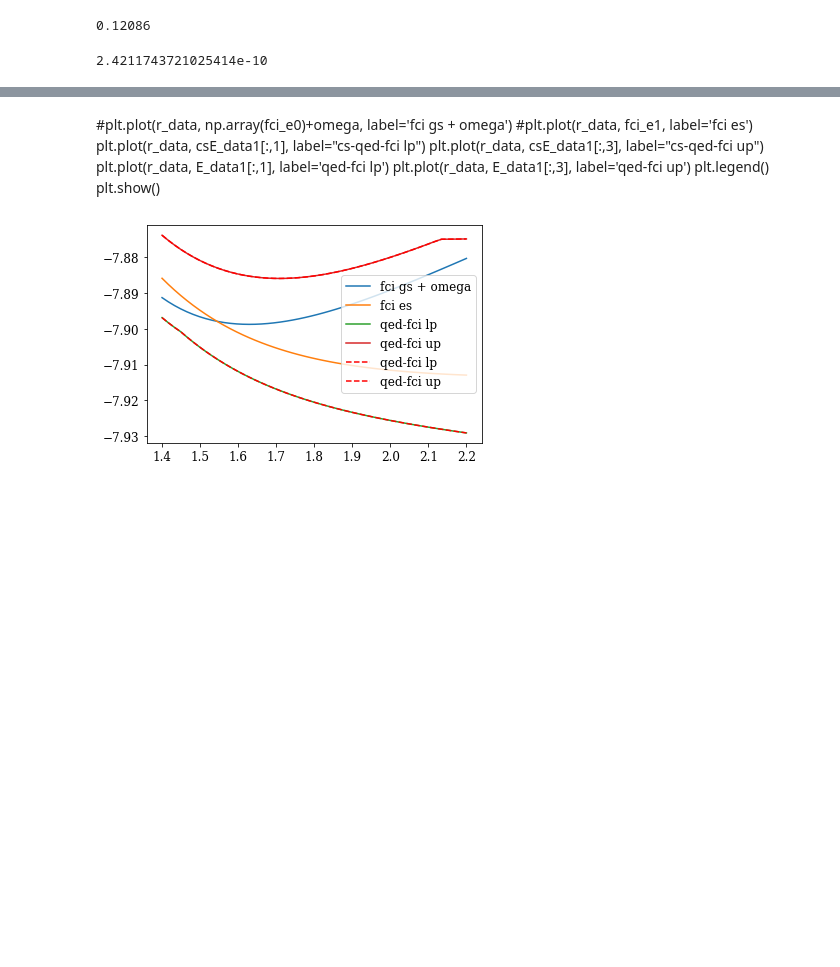
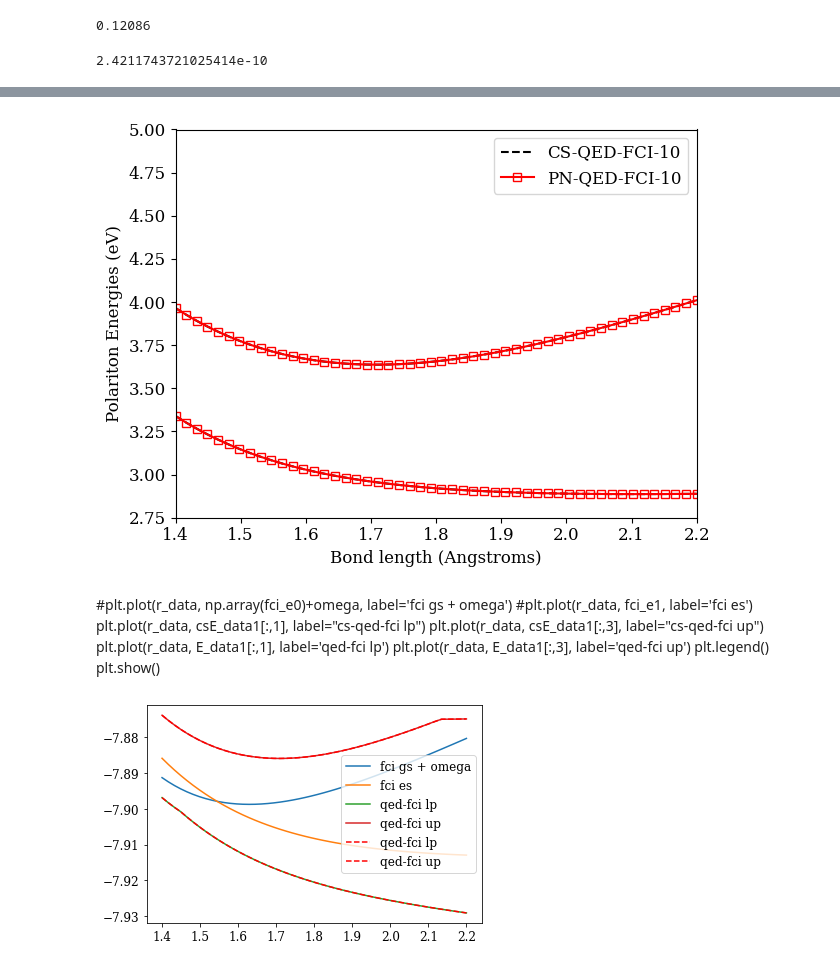
Before and after one commit to boss-bee/data_repository, a Jupyter notebook: json_scripts/LiH_json_reader.ipynb, the cells around one changed output, grey strips where cells are left out. Cells and saved outputs as stored; diff of their text form; code cells hidden in the pictures; blank space fills up the shorter version.

```diff
--- a/json_scripts/LiH_json_reader.ipynb
+++ b/json_scripts/LiH_json_reader.ipynb
@@ -346,3 +366,22 @@ plt.show()
+# %%
+plt.plot(r_data, (ref_data[:,1]-E_min) * 27.2114, 'black', linestyle="dashed", label="CS-QED-FCI-10")
+plt.plot(r_data, (ref_data[:,2]-E_min) * 27.2114, 'black', linestyle="dashed")
+plt.plot(r_data, (pn_10_lp-E_min) * 27.2114, 'red',  marker="s", ms="6", mfc='none', label="PN-QED-FCI-10")
+plt.plot(r_data, (pn_10_up-E_min) * 27.2114, 'red',  marker="s",ms="6", mfc='none' )
+#plt.plot(r_data, (pn_10_up-E_min) * 27.2114, 'r-o')
+#plt.plot(r_data, (E_data10[:,5]-E_min) * 27.2114, 'r-o')
+#plt.plot(r_data, (cs_np1_up-E_min) * 27.2114, 'b-o', label="CS-QED-FCI-1")
+#plt.plot(r_data, (csE_data1[:,2]-E_min) * 27.2114, 'b-o')
+plt.ylabel("Polariton Energies (eV)")
+plt.xlabel("Bond length (Angstroms)")
+plt.ylim(2.75, 5.)
+plt.xlim(1.4, 2.2)
+plt.tight_layout()
+plt.legend()
+plt.savefig("LiH_polariton_pn_10.png", dpi=150)
+plt.show()
+# %% [output]
+[figure, added]
 # %% [markdown]
 #plt.plot(r_data, np.array(fci_e0)+omega, label='fci gs + omega')
 #plt.plot(r_data, fci_e1, label='fci es')
```
Also changed, not shown: parts of 11 cells of this notebook, 6 other files.
